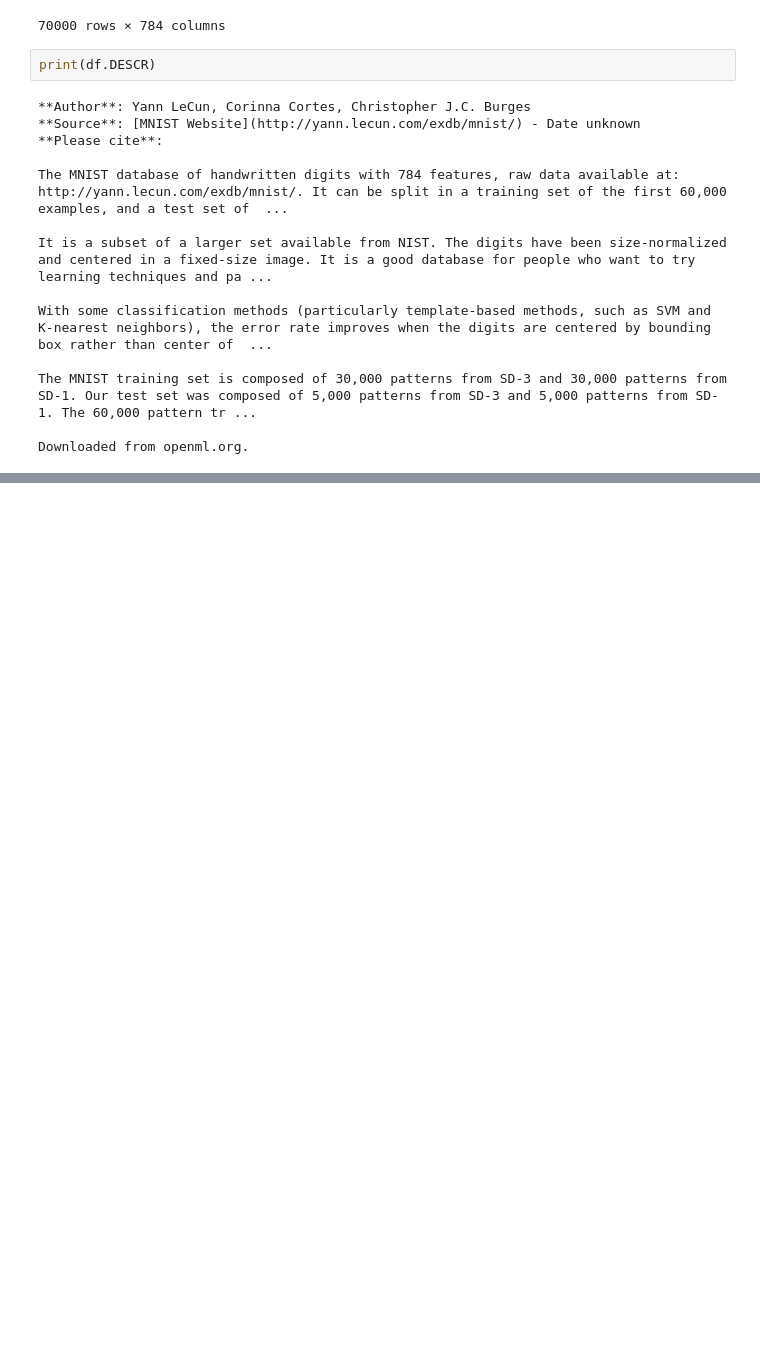
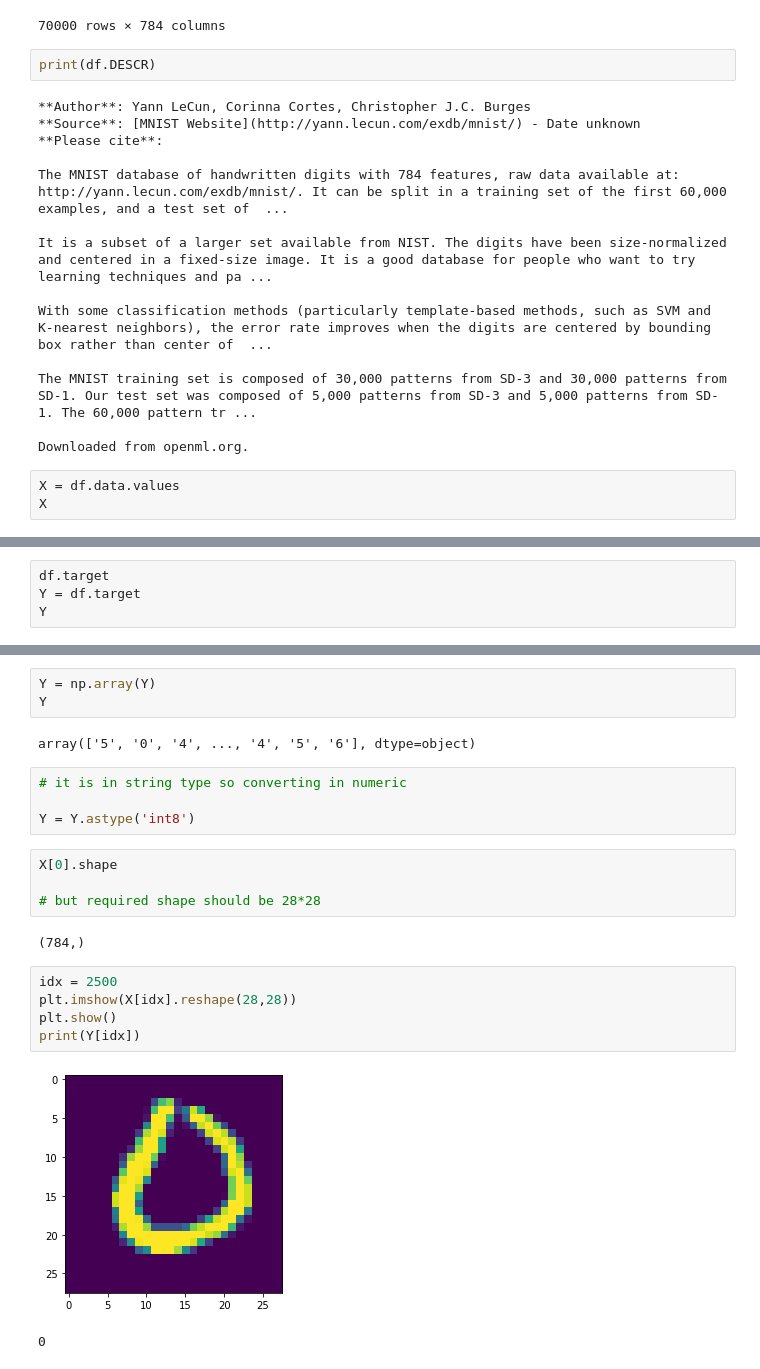
Before and after one commit to sks95/Classification, a Jupyter notebook: Classification.ipynb, the cells around one changed output, grey strips where cells are left out. Saved outputs shown, nothing was run; the diff lists cells and outputs as text; blank space fills up the shorter version.

```diff
--- a/Classification.ipynb
+++ b/Classification.ipynb
@@ -46,3 +46,6 @@ With some classification methods (particularly template-based methods, such as S
 The MNIST training set is composed of 30,000 patterns from SD-3 and 30,000 patterns from SD-1. Our test set was composed of 5,000 patterns from SD-3 and 5,000 patterns from SD-1. The 60,000 pattern tr ...
 
 Downloaded from openml.org.
+# %%
+X = df.data.values
+X
@@ -48,0 +60,4 @@ Downloaded from openml.org.
+# %%
+df.target
+Y = df.target
+Y
@@ -48,0 +78,23 @@ Downloaded from openml.org.
+# %%
+Y = np.array(Y)
+Y
+# %% [output]
+array(['5', '0', '4', ..., '4', '5', '6'], dtype=object)
+# %%
+# it is in string type so converting in numeric
+
+Y = Y.astype('int8')
+# %%
+X[0].shape
+
+# but required shape should be 28*28
+# %% [output]
+(784,)
+# %%
+idx = 2500
+plt.imshow(X[idx].reshape(28,28))
+plt.show()
+print(Y[idx])
+# %% [output]
+[figure, added]
+0
```
Also changed, not shown: parts of 13 cells of this notebook.
